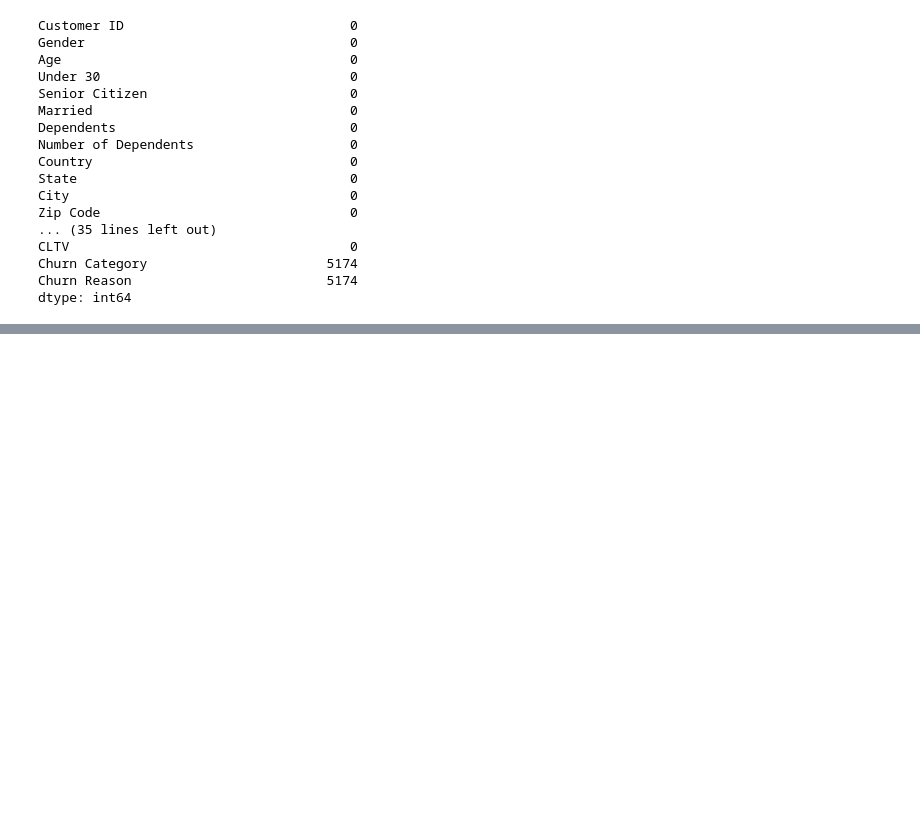
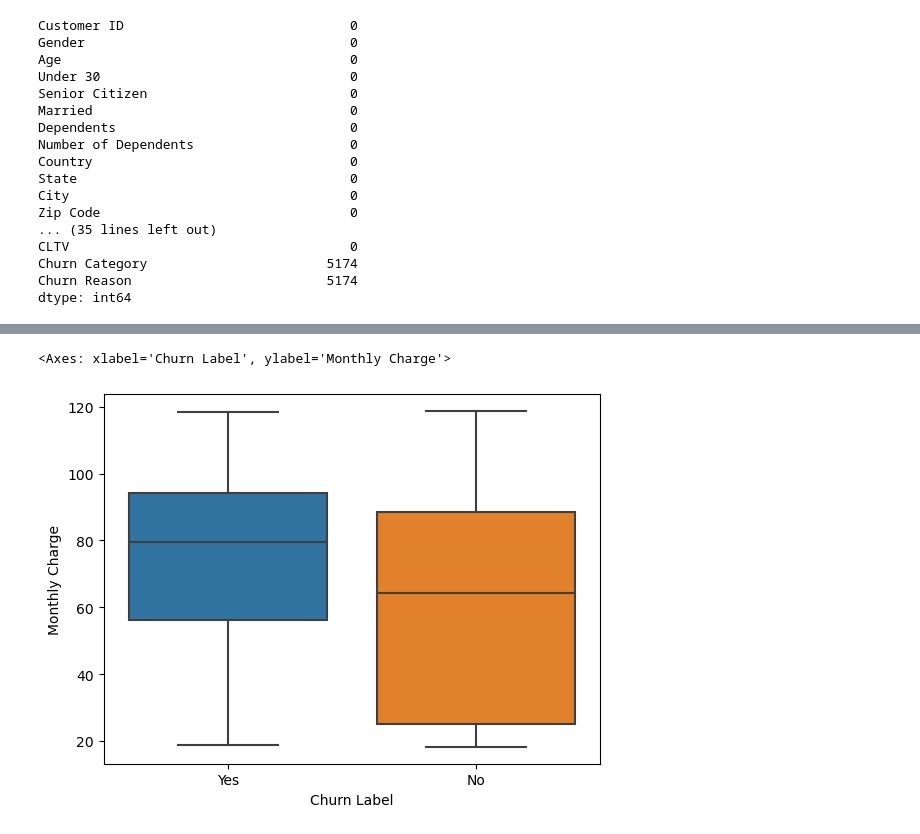
Before and after one commit to AdamImoro/Telco-churn-EDA, a Jupyter notebook: churn-EDA.ipynb, the cells around one changed output, grey strips where cells are left out. Cells and saved outputs as stored; diff of their text form; code cells hidden in the pictures; blank space fills up the shorter version.

```diff
--- a/churn-EDA.ipynb
+++ b/churn-EDA.ipynb
@@ -65,0 +111,5 @@ dtype: int64
+# %%
+sns.boxplot(x="Churn Label", y='Monthly Charge', data=telco_df)
+# %% [output]
+<Axes: xlabel='Churn Label', ylabel='Monthly Charge'>
+[figure, added]
```
Also changed, not shown: parts of 9 cells of this notebook.
